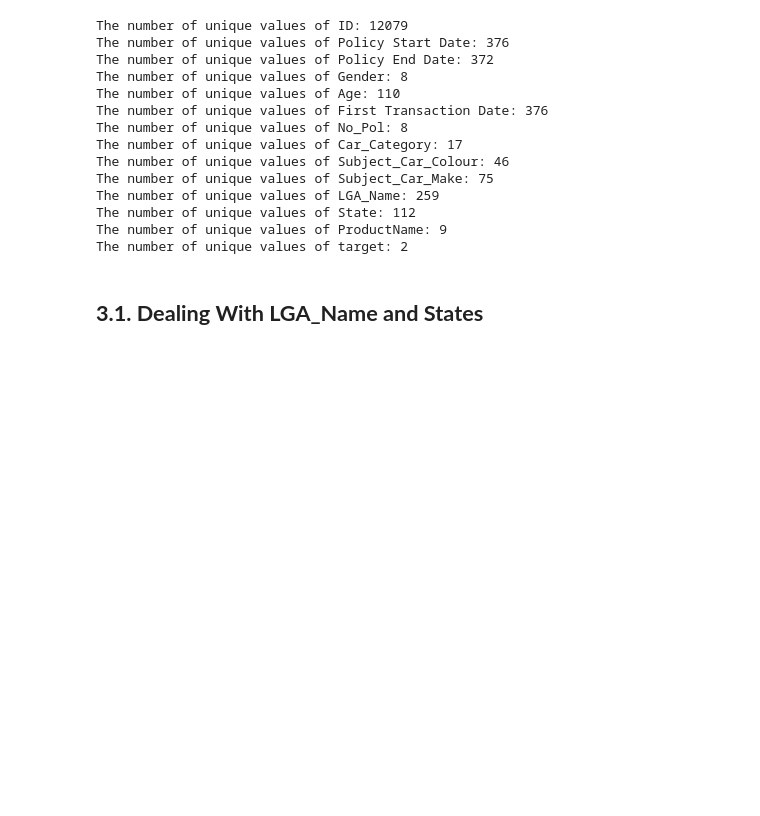
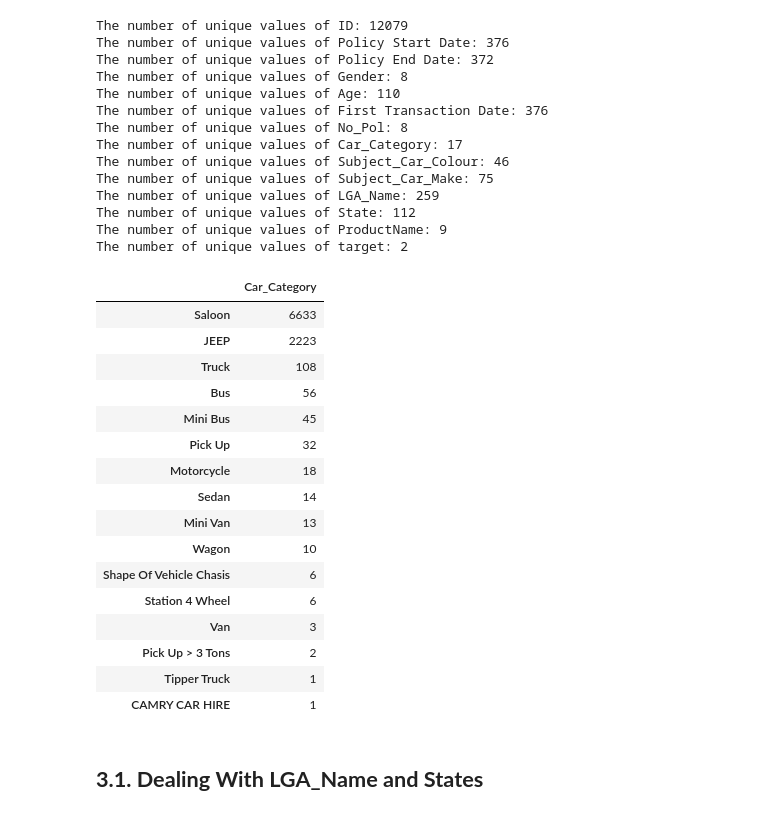
Before and after one commit to Houssem23x/IndabaX-Ghana-AutoInland-Vehicle-Insurance-Claim, a Jupyter notebook: IndabaX Ghana AutoInland Vehicle Insurance Claim.ipynb, the cells around one changed output. Saved outputs shown, nothing was run; the diff lists cells and outputs as text; code cells hidden in the pictures; blank space fills up the shorter version.

```diff
--- a/IndabaX Ghana AutoInland Vehicle Insurance Claim.ipynb
+++ b/IndabaX Ghana AutoInland Vehicle Insurance Claim.ipynb
@@ -113,6 +113,26 @@ The number of unique values of LGA_Name: 259
 The number of unique values of State: 112
 The number of unique values of ProductName: 9
 The number of unique values of target: 2
+# %%
+all_data['Car_Category'].value_counts().to_frame()
+# %% [output]
+|  | Car_Category |
+| Saloon | 6633 |
+| JEEP | 2223 |
+| Truck | 108 |
+| Bus | 56 |
+| Mini Bus | 45 |
+| Pick Up | 32 |
+| Motorcycle | 18 |
+| Sedan | 14 |
+| Mini Van | 13 |
+| Wagon | 10 |
+| Shape Of Vehicle Chasis | 6 |
+| Station 4 Wheel | 6 |
+| Van | 3 |
+| Pick Up > 3 Tons | 2 |
+| Tipper Truck | 1 |
+| CAMRY CAR HIRE | 1 |
 # %% [markdown]
 ## **3.1. Dealing With LGA_Name and States**
 # %%
```
Also changed, not shown: parts of 17 cells of this notebook.
